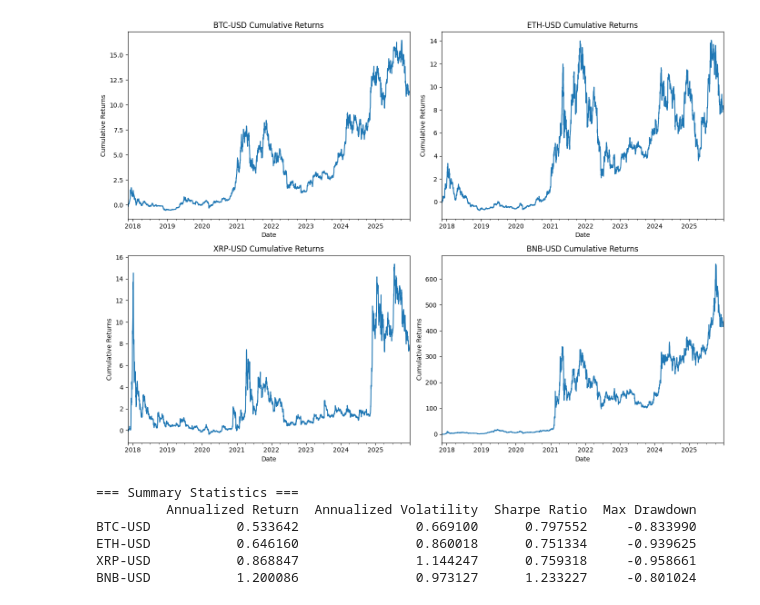
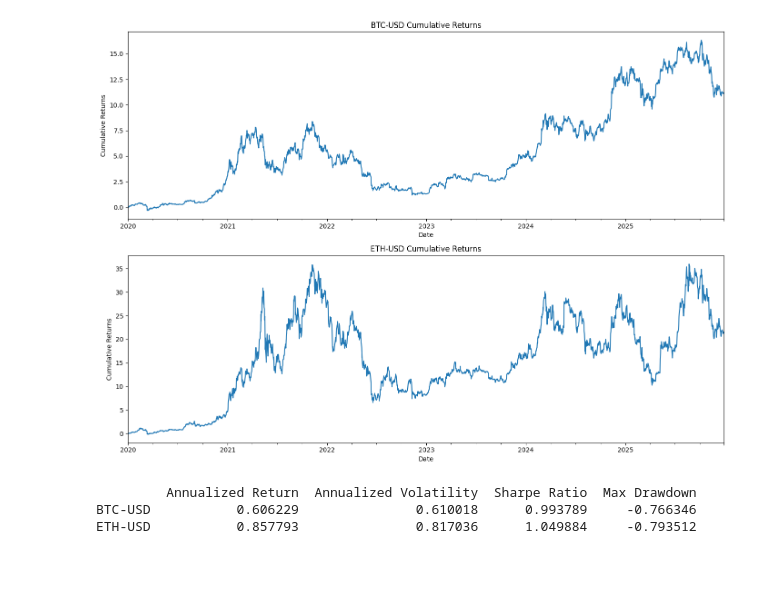
Before and after one commit to BlazOrsos/quant-journey, a Jupyter notebook: research/crypto_seasonality/crypto_seasonality.ipynb, the cells around one changed output. Cells and saved outputs as stored; diff of their text form; code cells hidden in the pictures; blank space fills up the shorter version.

```diff
--- a/research/crypto_seasonality/crypto_seasonality.ipynb
+++ b/research/crypto_seasonality/crypto_seasonality.ipynb
@@ -1,13 +1,20 @@
 # %%
-# Imports
+# Imports & Parameters
 import yfinance as yf
 import numpy as np
 import pandas as pd
 import matplotlib.pyplot as plt
 
 # Parameters
-START_DATE = '2015-01-01'
-TICKERS = ['BTC-USD', 'ETH-USD', 'XRP-USD', 'BNB-USD']
+START_DATE = '2020-01-01'
+TICKERS = [
+    'BTC-USD', 'ETH-USD',
+    #'XRP-USD', 'BNB-USD', 'SOL-USD',
+    #'TRX-USD', 'ADA-USD', 'DOGE-USD', 'ZEC-USD', 'LINK-USD'
+]
+
+SUB_PLOTS_X = 1
+SUB_PLOTS_Y = 2
 # %%
 # Download data for all tickers
 data = yf.download(TICKERS, start=START_DATE, auto_adjust=True, progress=False)
@@ -22,16 +29,19 @@ log_returns = np.log(data['Close'] / data['Close'].shift(1))
 returns.columns = pd.MultiIndex.from_product([['Returns'], returns.columns])
 log_returns.columns = pd.MultiIndex.from_product([['LogReturns'], log_returns.columns])
 
+# Add Day of the Week column - FIX: Use Series instead of DataFrame constructor
+day_of_week = pd.Series(data.index.day_name(), index=data.index, name='DayOfWeek')
+day_of_week = day_of_week.to_frame()
+day_of_week.columns = pd.MultiIndex.from_product([['DayOfWeek'], ['DayOfWeek']])
+
 # Concatenate with original data
-data = pd.concat([data, returns, log_returns], axis=1)
-
-data = data.dropna()
+data = pd.concat([data, returns, log_returns, day_of_week], axis=1)
 # %%
 # Plot cumulative returns and display summary statistics - annualized returns and volatility, Sharpe ratio and drawdown
 
 cumulative_returns = (1 + data['Returns']).cumprod() - 1
 
-fig, axes = plt.subplots(2, 2, figsize=(14, 10))
+fig, axes = plt.subplots(SUB_PLOTS_Y, SUB_PLOTS_X, figsize=(14, 10))
 axes = axes.flatten()
 
 for idx, ticker in enumerate(TICKERS):
@@ -45,37 +55,34 @@ plt.show()
 # Calculate and display summary statistics
 trading_days = 365  # Crypto markets trade 365 days a year
 
 summary_stats = pd.DataFrame(index=TICKERS)
 
 for ticker in TICKERS:
     returns_series = data['Returns'][ticker]
 
     # Annualized returns
     annualized_return = returns_series.mean() * trading_days
 
     # Annualized volatility
     annualized_volatility = returns_series.std() * np.sqrt(trading_days)
 
     # Sharpe ratio
     sharpe_ratio = annualized_return / annualized_volatility
 
     # Maximum drawdown
     cumulative = (1 + returns_series).cumprod()
     running_max = cumulative.cummax()
     drawdown = (cumulative - running_max) / running_max
     max_drawdown = drawdown.min()
 
     summary_stats.loc[ticker, 'Annualized Return'] = annualized_return
     summary_stats.loc[ticker, 'Annualized Volatility'] = annualized_volatility
     summary_stats.loc[ticker, 'Sharpe Ratio'] = sharpe_ratio
     summary_stats.loc[ticker, 'Max Drawdown'] = max_drawdown
 
 print(summary_stats.to_string())
 # %% [output]
-[figure, old version]
+[figure, new version]
-=== Summary Statistics ===
          Annualized Return  Annualized Volatility  Sharpe Ratio  Max Drawdown
-BTC-USD           0.533642               0.669100      0.797552     -0.833990
-ETH-USD           0.646160               0.860018      0.751334     -0.939625
-XRP-USD           0.868847               1.144247      0.759318     -0.958661
-BNB-USD           1.200086               0.973127      1.233227     -0.801024
+BTC-USD           0.606229               0.610018      0.993789     -0.766346
+ETH-USD           0.857793               0.817036      1.049884     -0.793512
```
Also changed, not shown: parts of 5 cells of this notebook.
